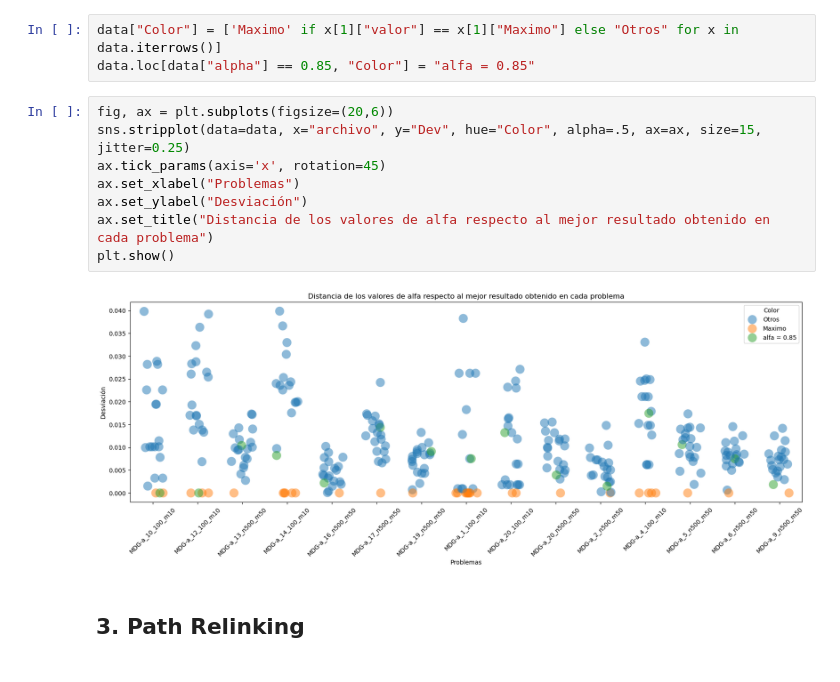
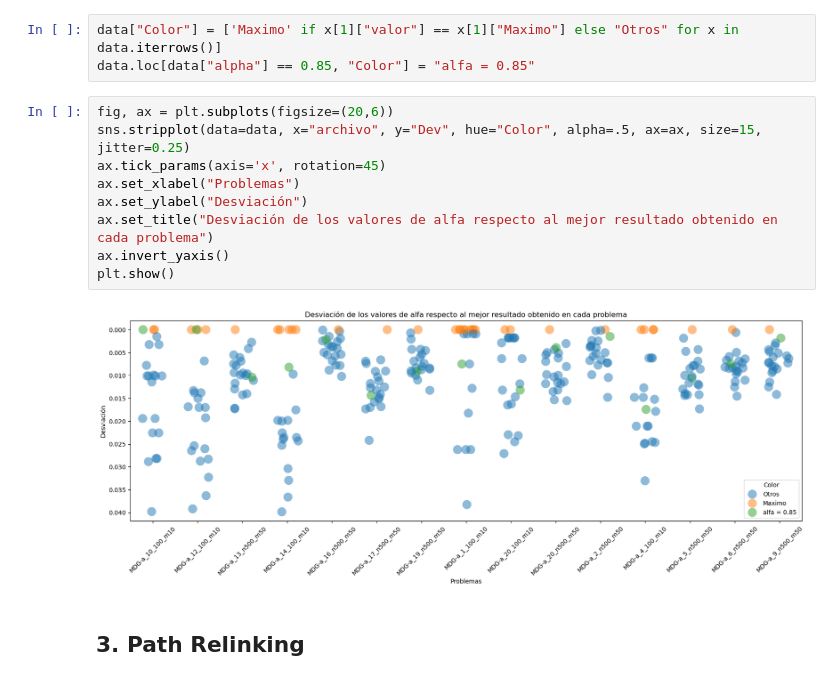
Before and after one commit to ensabai/Trabajo-Log-stica, a Jupyter notebook: notebook.ipynb, the cells around one changed output. Saved outputs shown, nothing was run; the diff lists cells and outputs as text.

```diff
--- a/notebook.ipynb
+++ b/notebook.ipynb
@@ -57,13 +57,14 @@ data.loc[data["alpha"] == 0.85, "Color"] = "alfa = 0.85"
 # %%
 fig, ax = plt.subplots(figsize=(20,6))
 sns.stripplot(data=data, x="archivo", y="Dev", hue="Color", alpha=.5, ax=ax, size=15, jitter=0.25)
 ax.tick_params(axis='x', rotation=45)
 ax.set_xlabel("Problemas")
 ax.set_ylabel("Desviación")
-ax.set_title("Distancia de los valores de alfa respecto al mejor resultado obtenido en cada problema")
+ax.set_title("Desviación de los valores de alfa respecto al mejor resultado obtenido en cada problema")
+ax.invert_yaxis()
 plt.show()
 # %% [output]
-[figure, old version]
+[figure, new version]
 # %% [markdown]
 ## 3. Path Relinking
 # %% [markdown]
```
Also changed, not shown: parts of 1 cell of this notebook.
